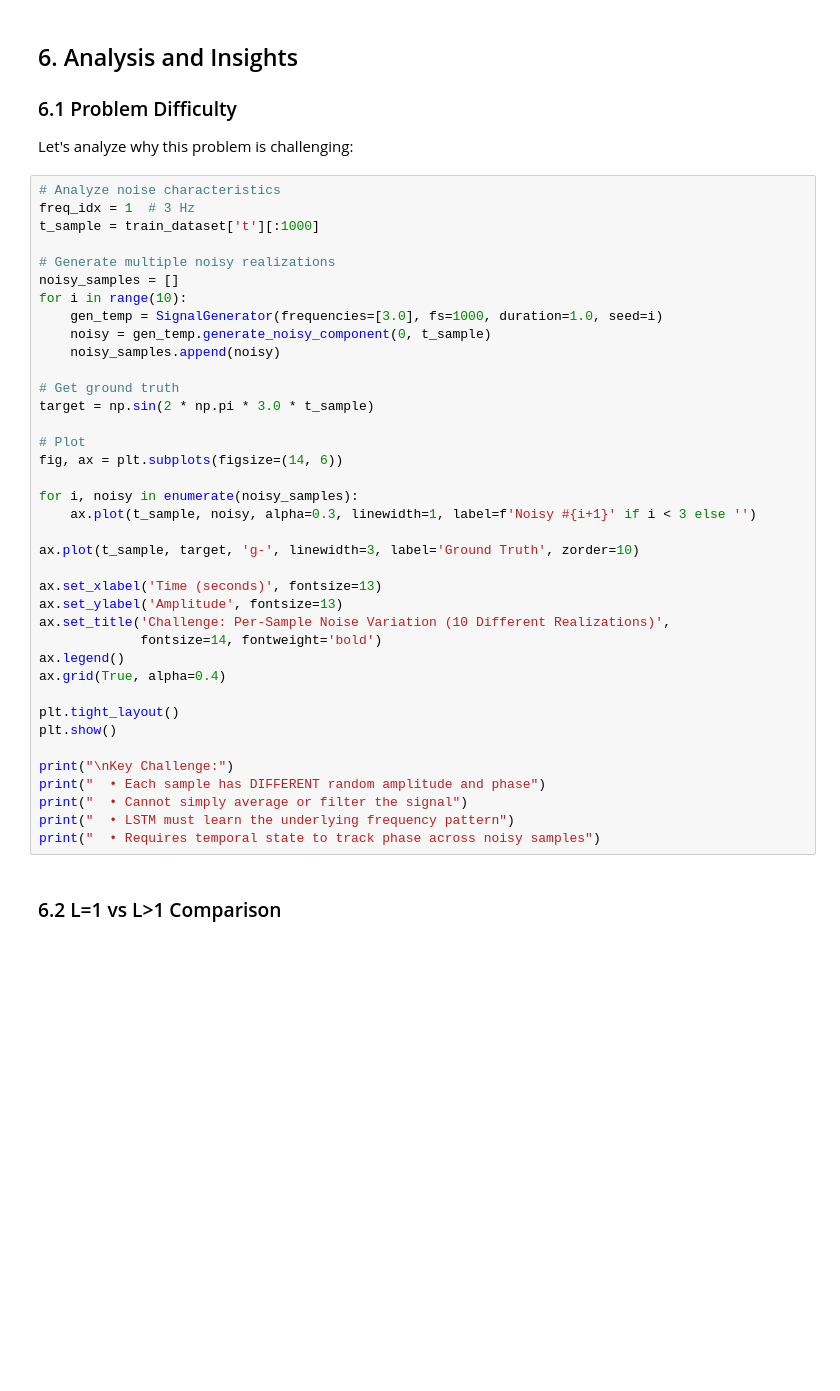
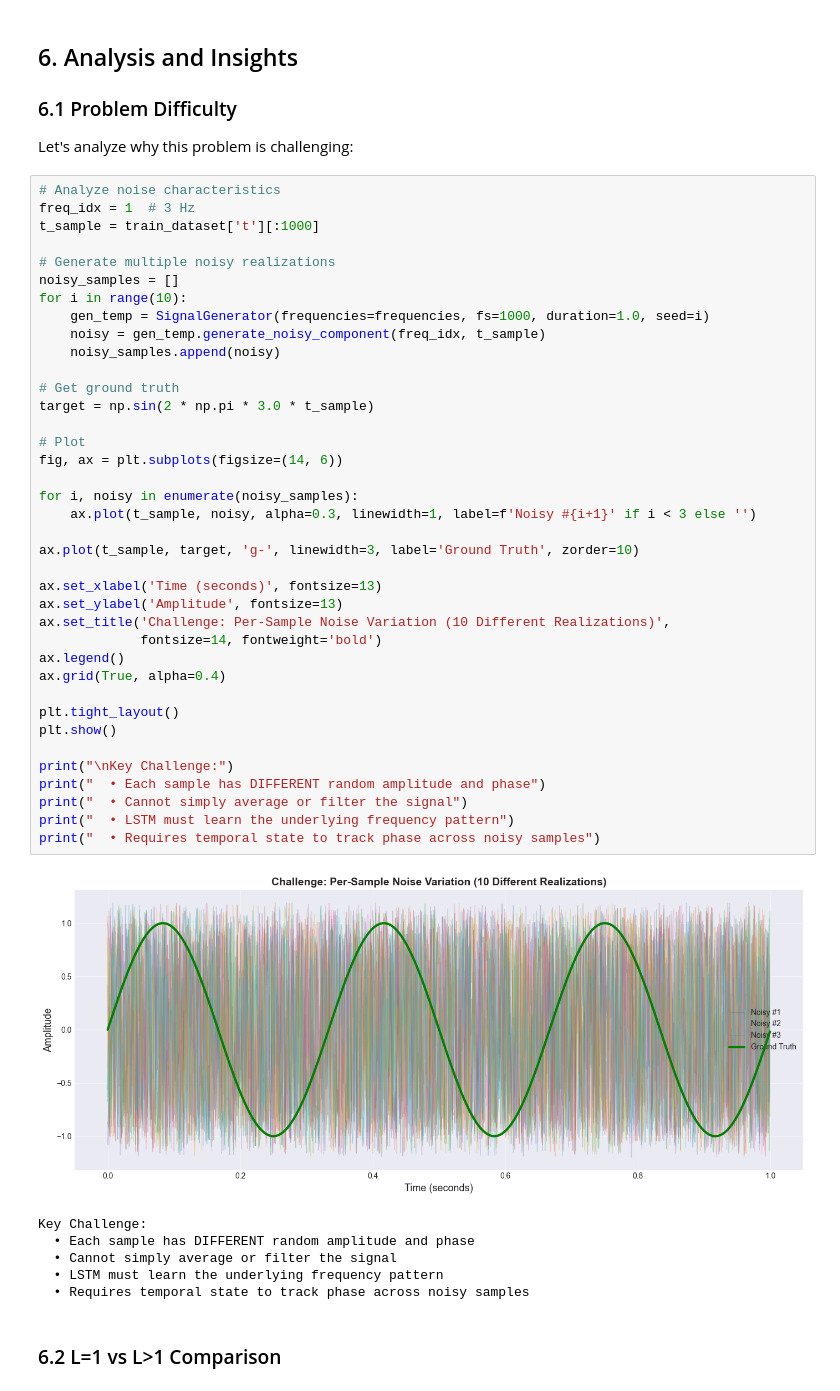
Before and after one commit to tomron87/LLM_Agent_Orchestration_HW2, a Jupyter notebook: notebooks/demo.ipynb, the cells around one changed output. Drawn from its saved outputs; the diff is of its cells as text; blank space fills up the shorter version.

```diff
--- a/notebooks/demo.ipynb
+++ b/notebooks/demo.ipynb
@@ -316,36 +405,43 @@ t_sample = train_dataset['t'][:1000]
 # Generate multiple noisy realizations
 noisy_samples = []
 for i in range(10):
-    gen_temp = SignalGenerator(frequencies=[3.0], fs=1000, duration=1.0, seed=i)
-    noisy = gen_temp.generate_noisy_component(0, t_sample)
+    gen_temp = SignalGenerator(frequencies=frequencies, fs=1000, duration=1.0, seed=i)
+    noisy = gen_temp.generate_noisy_component(freq_idx, t_sample)
     noisy_samples.append(noisy)
 
 # Get ground truth
 target = np.sin(2 * np.pi * 3.0 * t_sample)
 
 # Plot
 fig, ax = plt.subplots(figsize=(14, 6))
 
 for i, noisy in enumerate(noisy_samples):
     ax.plot(t_sample, noisy, alpha=0.3, linewidth=1, label=f'Noisy #{i+1}' if i < 3 else '')
 
 ax.plot(t_sample, target, 'g-', linewidth=3, label='Ground Truth', zorder=10)
 
 ax.set_xlabel('Time (seconds)', fontsize=13)
 ax.set_ylabel('Amplitude', fontsize=13)
 ax.set_title('Challenge: Per-Sample Noise Variation (10 Different Realizations)',
              fontsize=14, fontweight='bold')
 ax.legend()
 ax.grid(True, alpha=0.4)
 
 plt.tight_layout()
 plt.show()
 
 print("\nKey Challenge:")
 print("  • Each sample has DIFFERENT random amplitude and phase")
 print("  • Cannot simply average or filter the signal")
 print("  • LSTM must learn the underlying frequency pattern")
 print("  • Requires temporal state to track phase across noisy samples")
+# %% [output]
+[figure, added]
+Key Challenge:
+  • Each sample has DIFFERENT random amplitude and phase
+  • Cannot simply average or filter the signal
+  • LSTM must learn the underlying frequency pattern
+  • Requires temporal state to track phase across noisy samples
 # %% [markdown]
 ### 6.2 L=1 vs L>1 Comparison
 # %%
```
Also changed, not shown: parts of 11 cells of this notebook, 6 other files.
